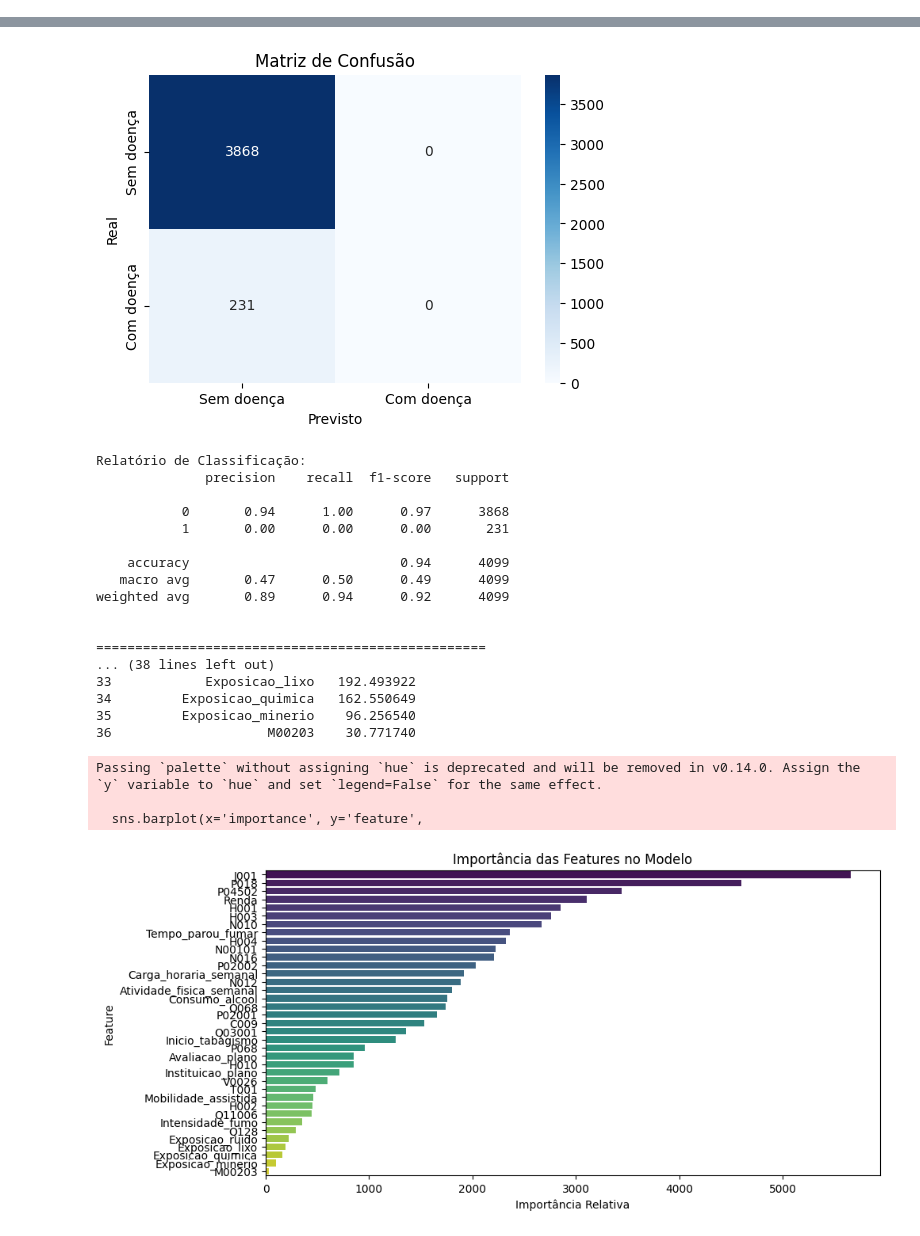
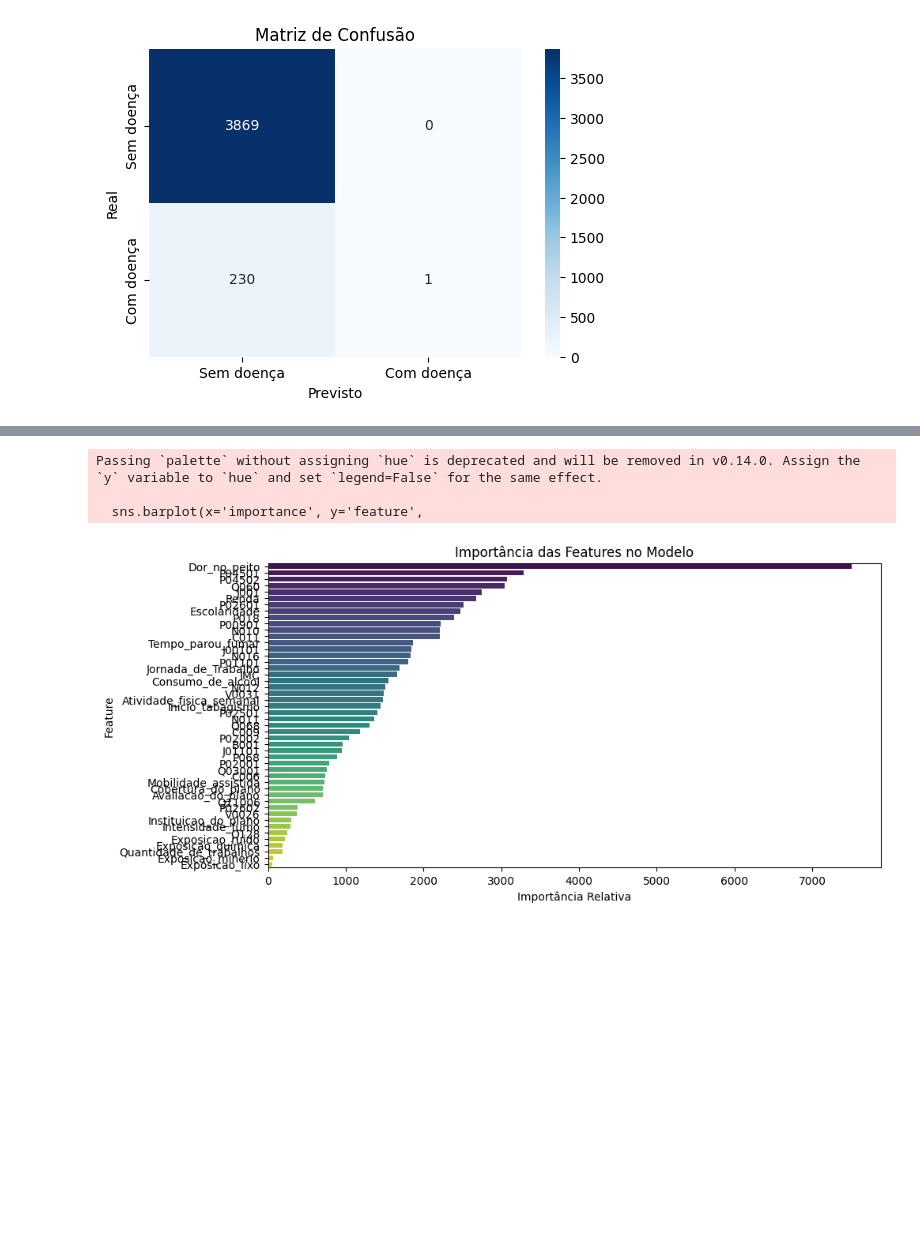
Before and after one commit to lay127/AM_DoencasCardiacas, a Jupyter notebook: AutoML/pre treinado.ipynb, the cells around one changed output, grey strips where cells are left out. Saved outputs shown, nothing was run; the diff lists cells and outputs as text; code cells hidden in the pictures; blank space fills up the shorter version.

```diff
--- a/AutoML/pre treinado.ipynb
+++ b/AutoML/pre treinado.ipynb
@@ -19,7 +19,7 @@ print("="*50)
 
 # Carregar dataset PNS
 print("\nCarregando dataset PNS...")
-data = pd.read_csv('../Bases/Criados/6.1_base_final.csv')
+data = pd.read_csv('../Bases/Criados/5.1_base_reduzida.csv')
 
 data = data.drop('C008', axis=1)
 data = data.drop('Q00201', axis=1)
@@ -252,0 +253 @@ Primeiras 5 linhas:
+[figure]
@@ -256,22 +271,4 @@ Matriz de Confusão:
-[figure]
-Relatório de Classificação:
-              precision    recall  f1-score   support
+Passing `palette` without assigning `hue` is deprecated and will be removed in v0.14.0. Assign the `y` variable to `hue` and set `legend=False` for the same effect.
 
-           0       0.94      1.00      0.97      3868
-           1       0.00      0.00      0.00       231
-
-    accuracy                           0.94      4099
-   macro avg       0.47      0.50      0.49      4099
-weighted avg       0.89      0.94      0.92      4099
-
-
-==================================================
-... (38 lines left out)
-33            Exposicao_lixo   192.493922
-34         Exposicao_quimica   162.550649
-35         Exposicao_minerio    96.256540
-36                    M00203    30.771740
+  sns.barplot(x='importance', y='feature',
-Passing `palette` without assigning `hue` is deprecated and will be removed in v0.14.0. Assign the `y` variable to `hue` and set `legend=False` for the same effect.
-
-  sns.barplot(x='importance', y='feature',
-[figure, old version]
+[figure, new version]
```
Also changed, not shown: parts of 4 cells of this notebook, 1 other file.
